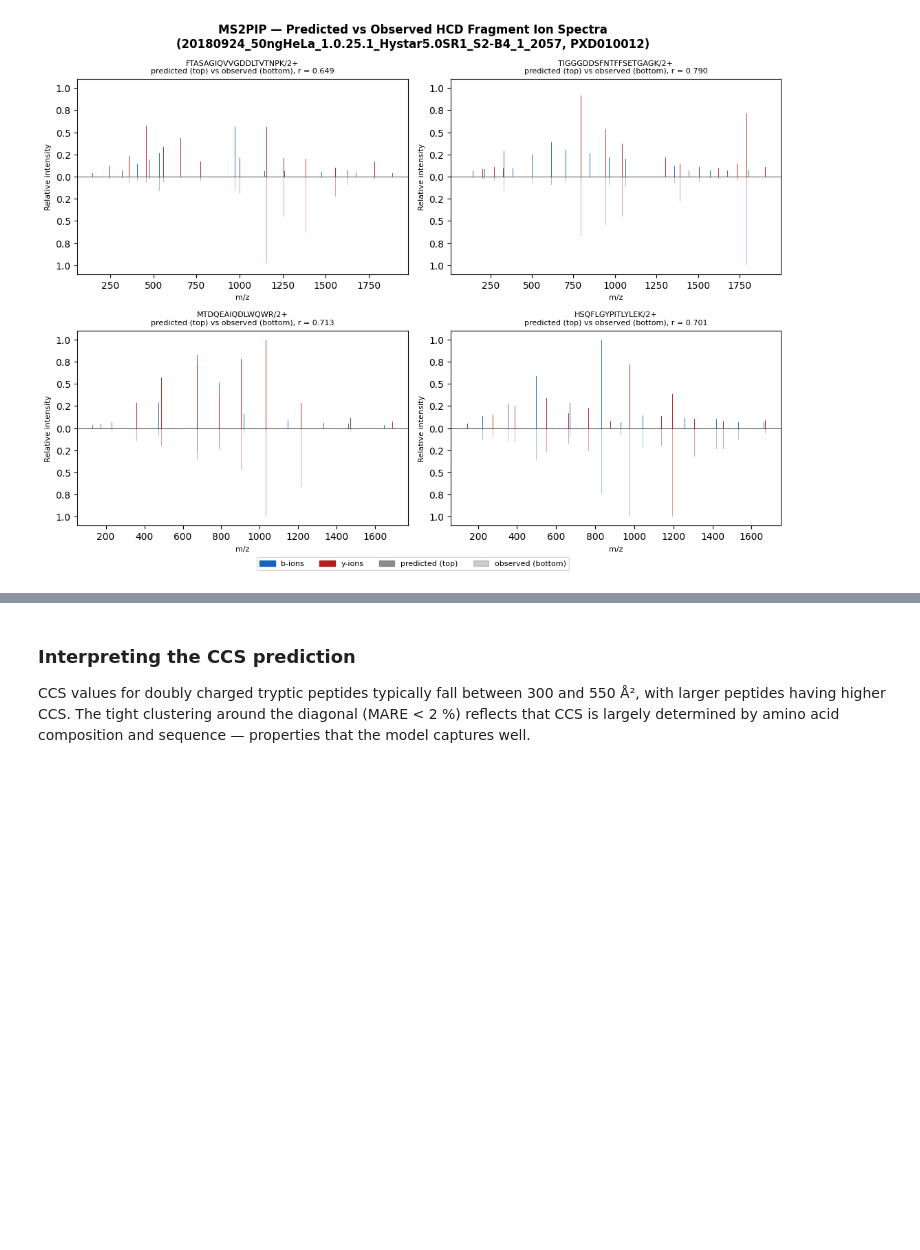
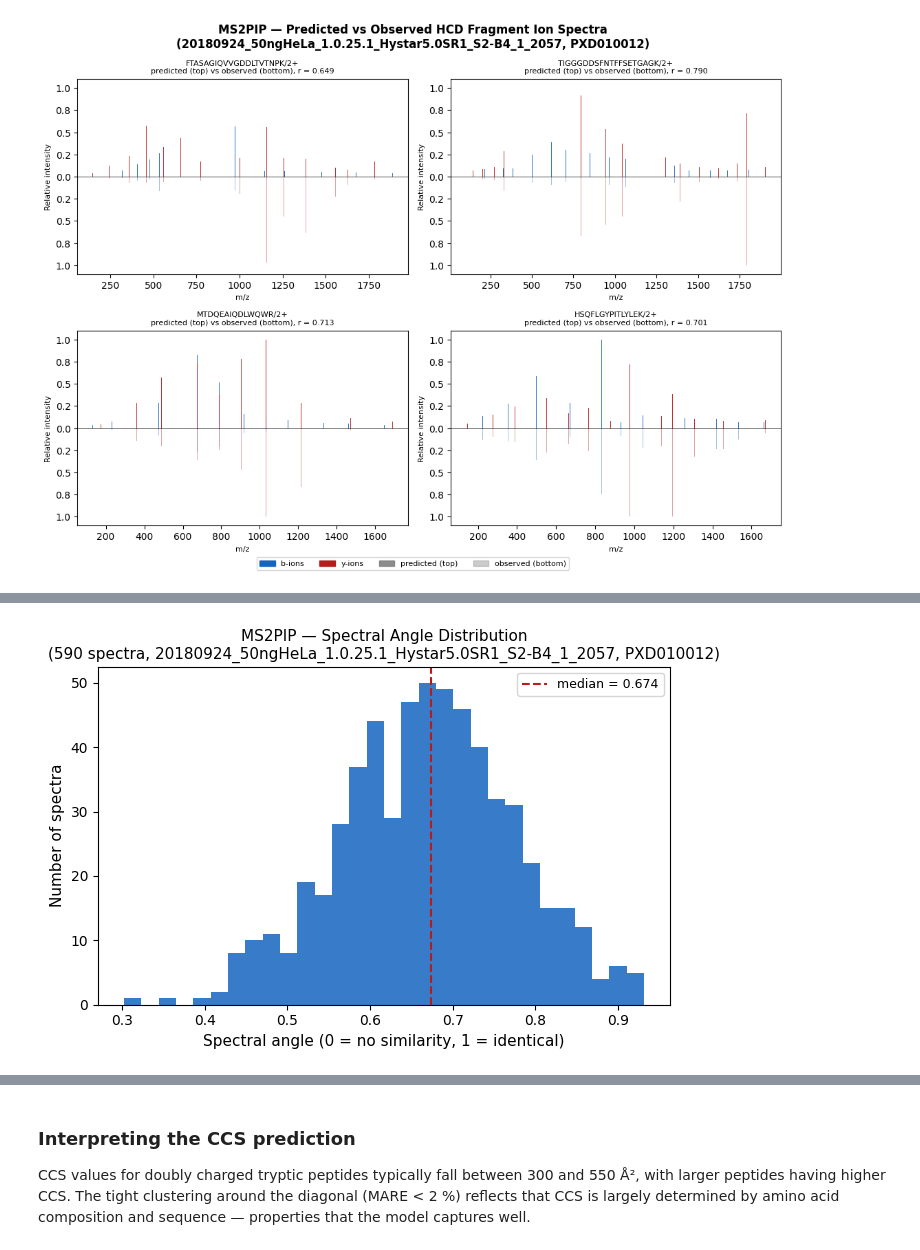
Before and after one commit to CompOmics/compomics.com, a Jupyter notebook: tutorials/notebooks/peptide-predictor.ipynb, the cells around one changed output, grey strips where cells are left out. Cells and saved outputs as stored; diff of their text form; code cells hidden in the pictures; blank space fills up the shorter version.

```diff
--- a/tutorials/notebooks/peptide-predictor.ipynb
+++ b/tutorials/notebooks/peptide-predictor.ipynb
@@ -279,10 +280,10 @@ msms = msms[
 msms = msms.sort_values("Number of Matches", ascending=False).drop_duplicates(
     "Modified sequence"
 )
-obs_psms = msms.head(4).reset_index(drop=True)
-obs_psms["proforma"] = obs_psms.apply(
+msms["proforma"] = msms.apply(
     lambda r: mq_to_proforma(r["Modified sequence"], r["Charge"]), axis=1
 )
+obs_psms = msms.head(4).reset_index(drop=True)
 
 ION_RE = re.compile(r"^([by])(\d+)$")
 
@@ -405,3 +483,25 @@ plt.show()
+# %%
+fig, ax = plt.subplots(figsize=(6.5, 4.5))
+ax.hist(spectral_angles, bins=30, color="#1565C0", alpha=0.85)
+ax.axvline(
+    np.median(spectral_angles),
+    color="#B71C1C",
+    linestyle="--",
+    linewidth=1.5,
+    label=f"median = {np.median(spectral_angles):.3f}",
+)
+ax.set_xlabel("Spectral angle (0 = no similarity, 1 = identical)", fontsize=11)
+ax.set_ylabel("Number of spectra", fontsize=11)
+ax.set_title(
+    f"MS2PIP — Spectral Angle Distribution\n"
+    f"({len(spectral_angles)} spectra, {RAW_RUN}, PXD010012)",
+    fontsize=11,
+)
+ax.legend(fontsize=9)
+plt.tight_layout()
+plt.show()
+# %% [output]
+[figure, added]
 # %% [markdown]
 ## 5. DeepLC: Retention Time Prediction
 
```
Also changed, not shown: parts of 19 cells of this notebook, 2 other files.
